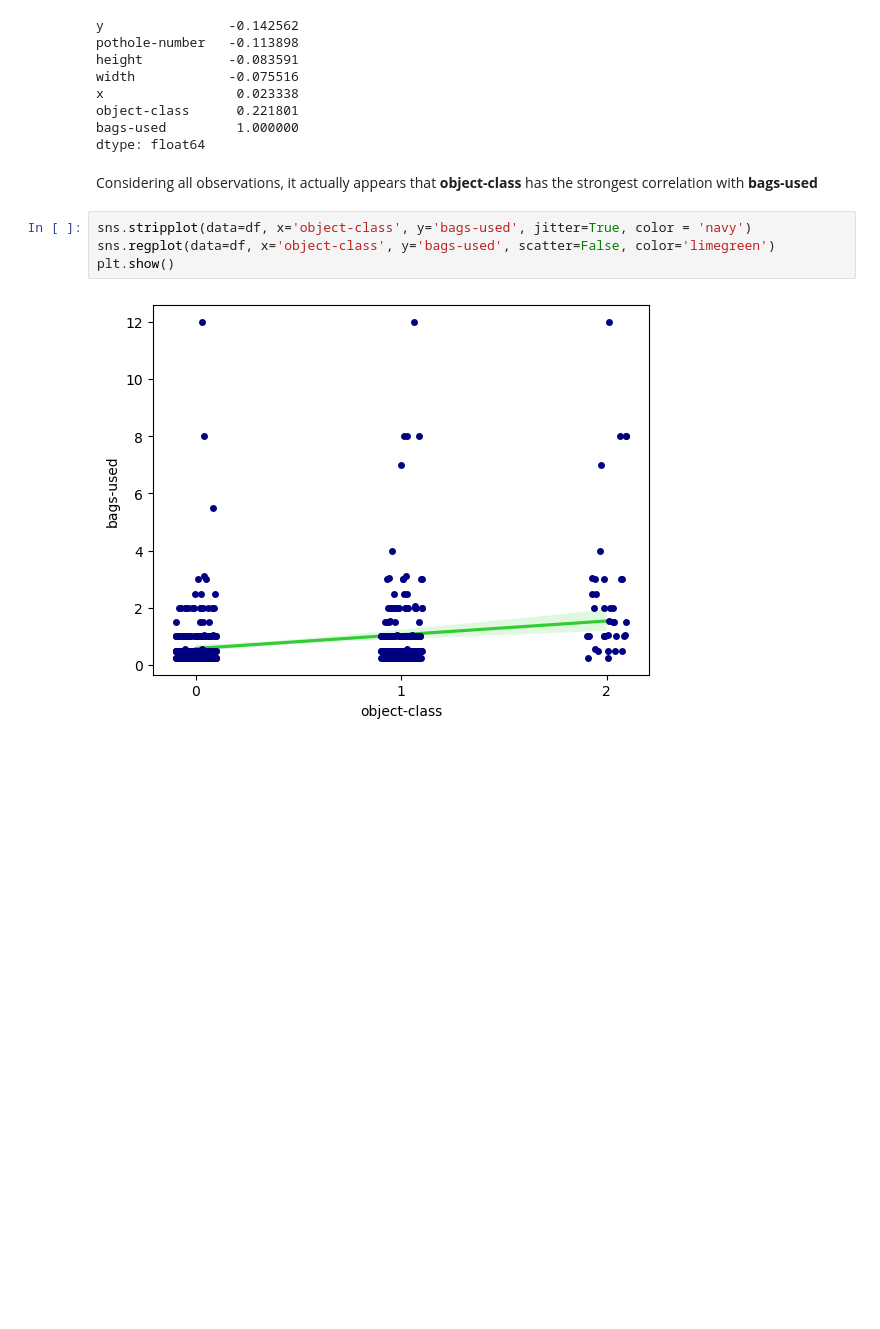
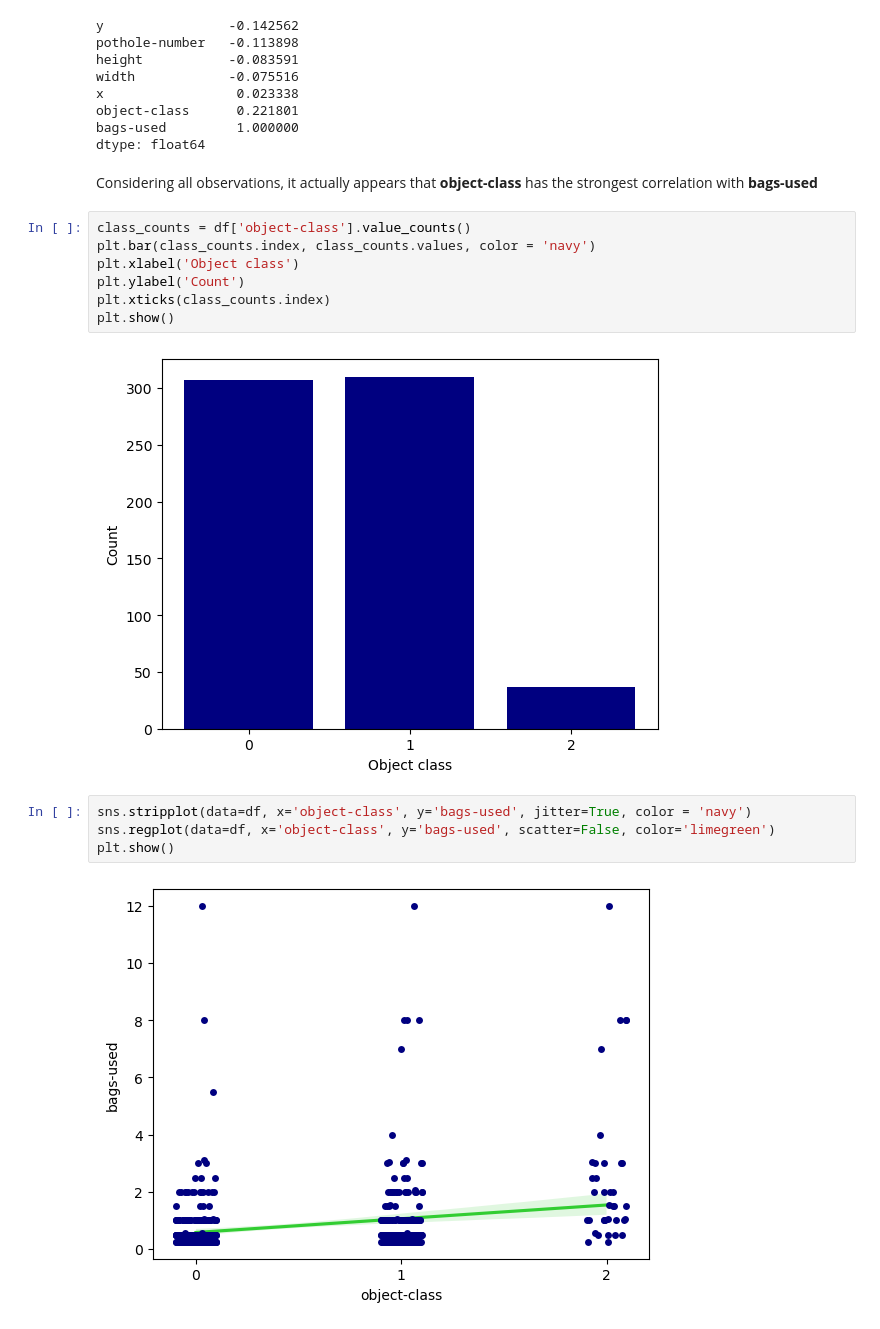
Before and after one commit to TomDevHub/ATDC, a Jupyter notebook: AlbertDataExploration.ipynb, the cells around one changed output. Saved outputs shown, nothing was run; the diff lists cells and outputs as text; blank space fills up the shorter version.

```diff
--- a/AlbertDataExploration.ipynb
+++ b/AlbertDataExploration.ipynb
@@ -110,6 +110,15 @@ bags-used         1.000000
 dtype: float64
 # %% [markdown]
 Considering all observations, it actually appears that **object-class** has the strongest correlation with **bags-used**
+# %%
+class_counts = df['object-class'].value_counts()
+plt.bar(class_counts.index, class_counts.values, color = 'navy')
+plt.xlabel('Object class')
+plt.ylabel('Count')
+plt.xticks(class_counts.index)
+plt.show()
+# %% [output]
+[figure, added]
 # %%
 sns.stripplot(data=df, x='object-class', y='bags-used', jitter=True, color = 'navy')
 sns.regplot(data=df, x='object-class', y='bags-used', scatter=False, color='limegreen')
```
Also changed, not shown: parts of 8 cells of this notebook, 1 other file.
